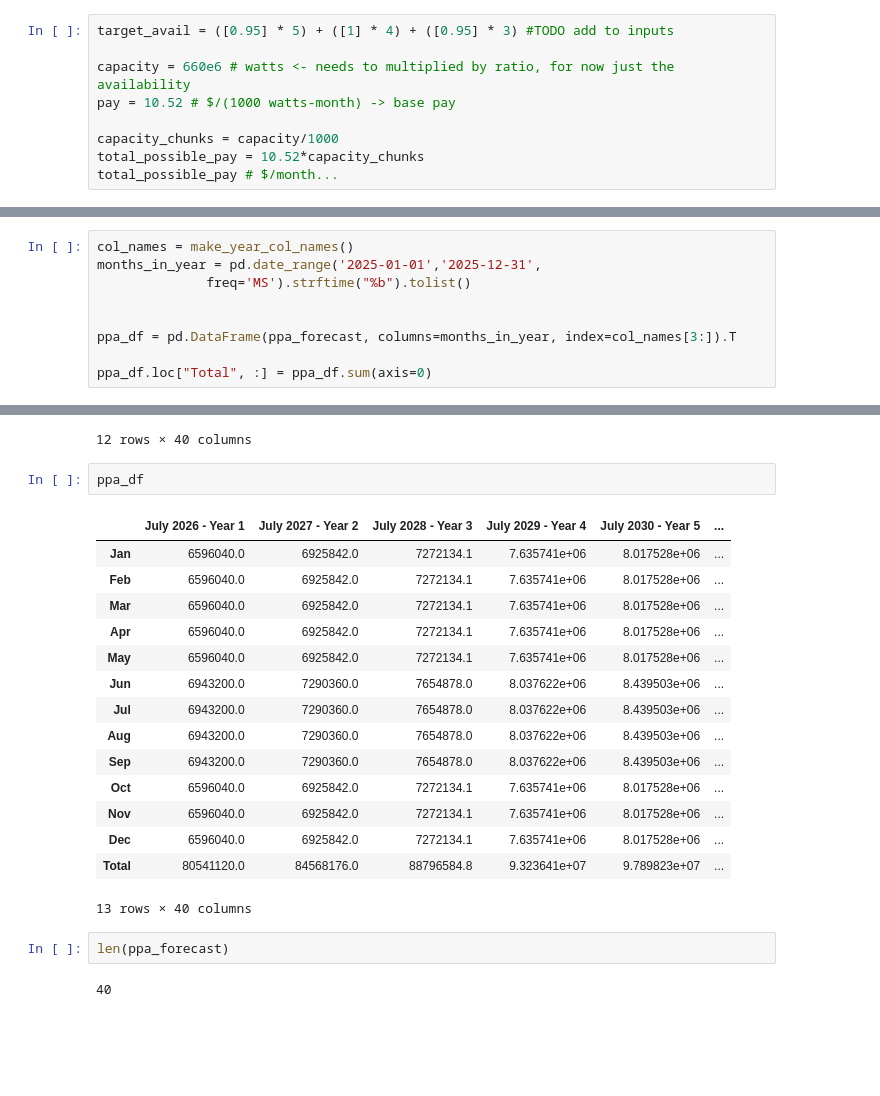
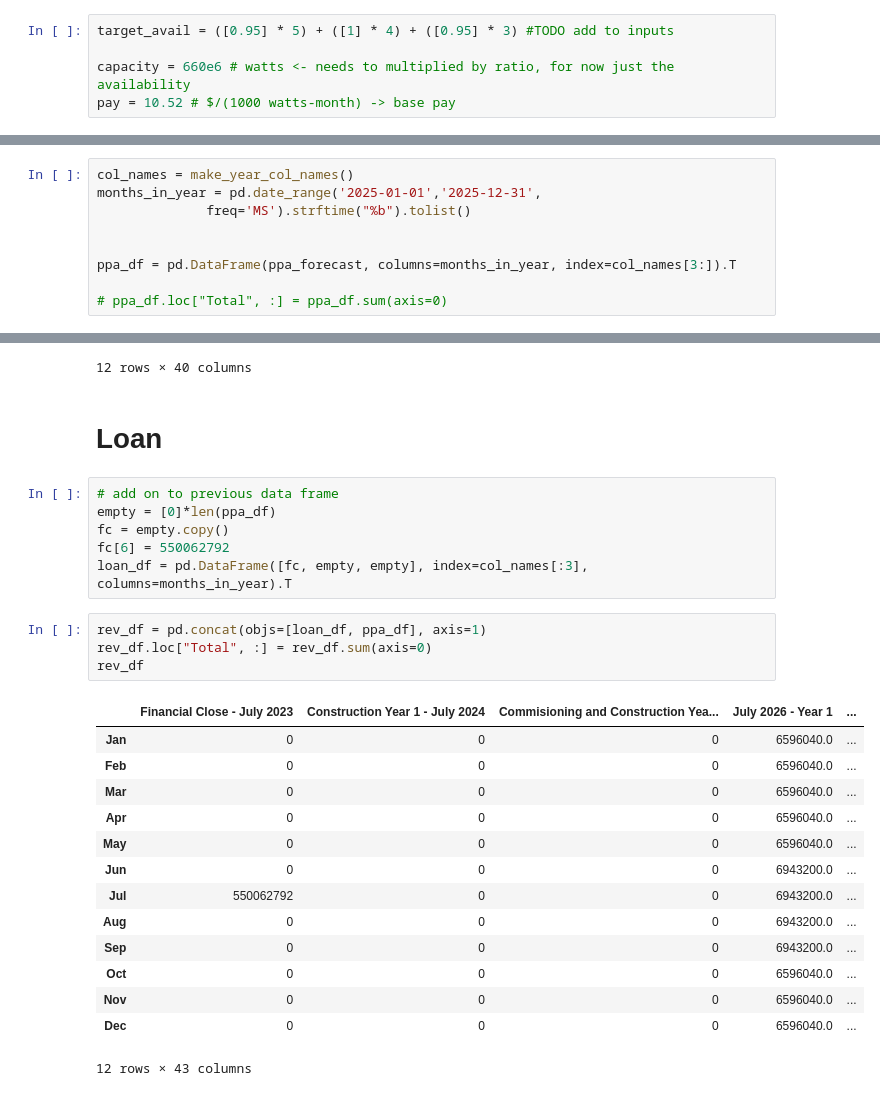
Before and after one commit to juliet29/projectFinance, a Jupyter notebook: scripts2/_revenues.ipynb, the cells around one changed output, grey strips where cells are left out. Saved outputs shown, nothing was run; the diff lists cells and outputs as text; blank space fills up the shorter version.

```diff
--- a/scripts2/_revenues.ipynb
+++ b/scripts2/_revenues.ipynb
@@ -9,10 +11,6 @@ target_avail = ([0.95] * 5) + ([1] * 4) + ([0.95] * 3) #TODO add to inputs
 
 capacity = 660e6 # watts <- needs to multiplied by ratio, for now just the availability
 pay = 10.52 # $/(1000 watts-month) -> base pay
-
-capacity_chunks = capacity/1000
-total_possible_pay = 10.52*capacity_chunks
-total_possible_pay # $/month...
 # %% [output]
 [0.95, 0.95, 0.95, 0.95, 0.95, 1, 1, 1, 1, 0.95, 0.95, 0.95]
 # %%
@@ -41,7 +39,7 @@ months_in_year = pd.date_range('2025-01-01','2025-12-31',
 
 ppa_df = pd.DataFrame(ppa_forecast, columns=months_in_year, index=col_names[3:]).T
 
-ppa_df.loc["Total", :] = ppa_df.sum(axis=0)
+# ppa_df.loc["Total", :] = ppa_df.sum(axis=0)
 # %%
 ppa_df
 # %% [output]
@@ -59,25 +57,30 @@ ppa_df
 | Nov | 6596040.0 | 6925842.0 | 7272134.1 | 7635740.805 | 8.017528e+06 | ... |
 | Dec | 6596040.0 | 6925842.0 | 7272134.1 | 7635740.805 | 8.017528e+06 | ... |
 12 rows × 40 columns
-# %%
-ppa_df
-# %% [output]
-|  | July 2026 - Year 1 | July 2027 - Year 2 | July 2028 - Year 3 | July 2029 - Year 4 | July 2030 - Year 5 | ... |
-| Jan | 6596040.0 | 6925842.0 | 7272134.1 | 7.635741e+06 | 8.017528e+06 | ... |
-| Feb | 6596040.0 | 6925842.0 | 7272134.1 | 7.635741e+06 | 8.017528e+06 | ... |
-| Mar | 6596040.0 | 6925842.0 | 7272134.1 | 7.635741e+06 | 8.017528e+06 | ... |
-| Apr | 6596040.0 | 6925842.0 | 7272134.1 | 7.635741e+06 | 8.017528e+06 | ... |
-| May | 6596040.0 | 6925842.0 | 7272134.1 | 7.635741e+06 | 8.017528e+06 | ... |
-| Jun | 6943200.0 | 7290360.0 | 7654878.0 | 8.037622e+06 | 8.439503e+06 | ... |
-| Jul | 6943200.0 | 7290360.0 | 7654878.0 | 8.037622e+06 | 8.439503e+06 | ... |
-| Aug | 6943200.0 | 7290360.0 | 7654878.0 | 8.037622e+06 | 8.439503e+06 | ... |
-| Sep | 6943200.0 | 7290360.0 | 7654878.0 | 8.037622e+06 | 8.439503e+06 | ... |
-| Oct | 6596040.0 | 6925842.0 | 7272134.1 | 7.635741e+06 | 8.017528e+06 | ... |
-| Nov | 6596040.0 | 6925842.0 | 7272134.1 | 7.635741e+06 | 8.017528e+06 | ... |
-| Dec | 6596040.0 | 6925842.0 | 7272134.1 | 7.635741e+06 | 8.017528e+06 | ... |
-| Total | 80541120.0 | 84568176.0 | 88796584.8 | 9.323641e+07 | 9.789823e+07 | ... |
-13 rows × 40 columns
-# %%
-len(ppa_forecast)
-# %% [output]
-40
+# %% [markdown]
+# Loan
+# %%
+# add on to previous data frame
+empty = [0]*len(ppa_df)
+fc = empty.copy()
+fc[6] = 550062792
+loan_df = pd.DataFrame([fc, empty, empty], index=col_names[:3], columns=months_in_year).T
+# %%
+rev_df = pd.concat(objs=[loan_df, ppa_df], axis=1)
+rev_df.loc["Total", :] = rev_df.sum(axis=0)
+rev_df
+# %% [output]
+|  | Financial Close - July 2023 | Construction Year 1 - July 2024 | Commisioning and Construction Yea... | July 2026 - Year 1 | ... |
+| Jan | 0 | 0 | 0 | 6596040.0 | ... |
+| Feb | 0 | 0 | 0 | 6596040.0 | ... |
+| Mar | 0 | 0 | 0 | 6596040.0 | ... |
+| Apr | 0 | 0 | 0 | 6596040.0 | ... |
+| May | 0 | 0 | 0 | 6596040.0 | ... |
+| Jun | 0 | 0 | 0 | 6943200.0 | ... |
+| Jul | 550062792 | 0 | 0 | 6943200.0 | ... |
+| Aug | 0 | 0 | 0 | 6943200.0 | ... |
+| Sep | 0 | 0 | 0 | 6943200.0 | ... |
+| Oct | 0 | 0 | 0 | 6596040.0 | ... |
+| Nov | 0 | 0 | 0 | 6596040.0 | ... |
+| Dec | 0 | 0 | 0 | 6596040.0 | ... |
+12 rows × 43 columns
```
Also changed, not shown: parts of 3 cells of this notebook, 7 other files.
